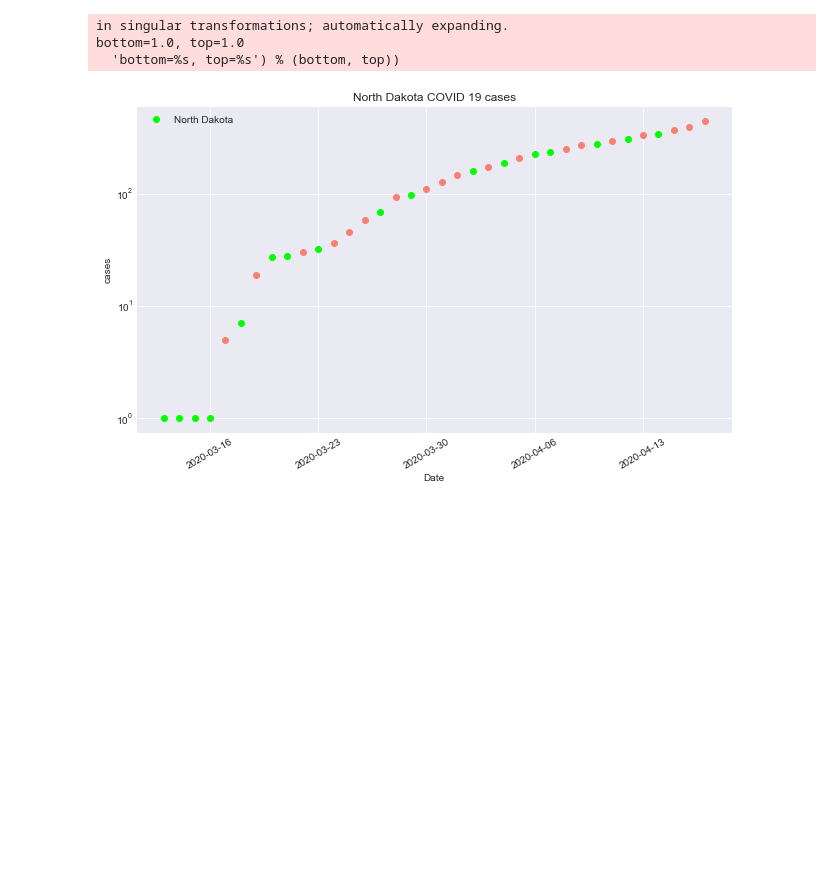
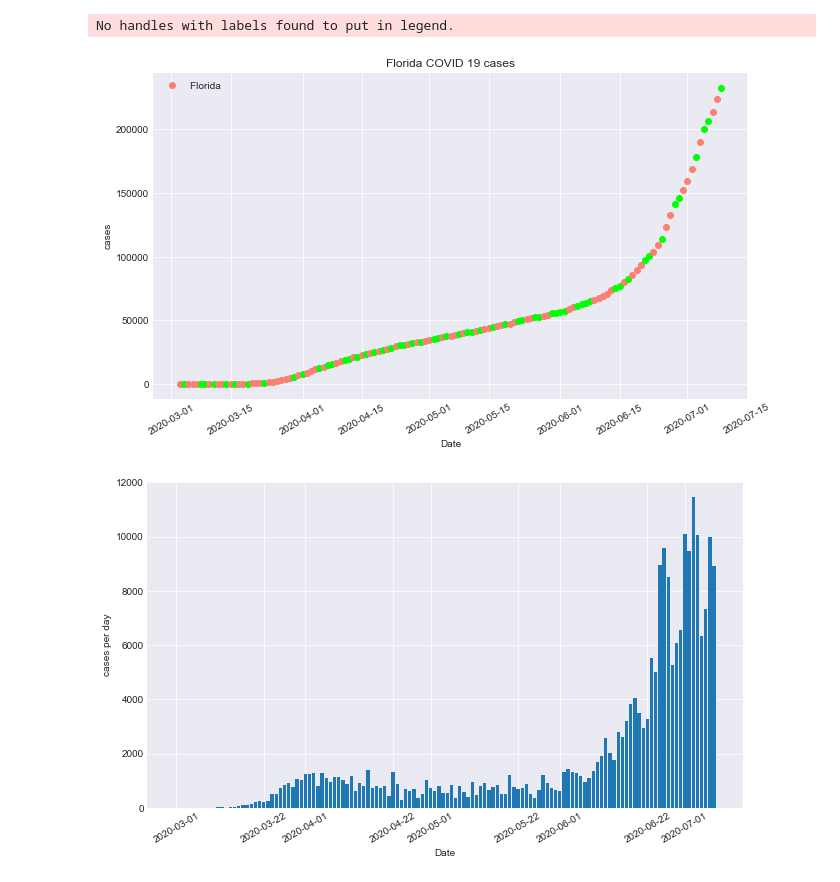
Before and after one commit to aaronknudtson/COVID-19-Python-Plotting, a Jupyter notebook: COVID Plotting.ipynb, the cells around one changed output. Cells and saved outputs as stored; diff of their text form; code cells hidden in the pictures; blank space fills up the shorter version.

Commit message:
added cases/day

```diff
--- a/COVID Plotting.ipynb
+++ b/COVID Plotting.ipynb
@@ -71,10 +71,10 @@ for row in counties:
     # countydict contains one nested dictionary for given statename, then one nested dictionary for given countyname
 # %%
 #################################################EDIT HERE############################################################
-statename = 'North Dakota'  #Change State name to whatever state you're interested in
+statename = 'Florida'  #Change State name to whatever state you're interested in
 countyname = ''             #If you want a specific county, enter inside the ''. If no county, leave as ''
 casesordeaths = 'cases'     #If you want to look at cases, 'cases'. If deaths, 'deaths'
-logscale = True            #If you want to look at a log Y scale and see if the curve is flattening, change to True
+logscale = False            #If you want to look at a log Y scale and see if the curve is flattening, change to True
 lastXdays = 0               #If you want to see a certain from the present to the last X days, change. If not,
                             #leave as 0.
 
@@ -104,34 +104,44 @@ else:
     plt.title(statename+' '+countyname+' County COVID 19 '+casesordeaths)
     dates = countydict.get(statename).get(countyname).get('dates')
     CorD = countydict.get(statename).get(countyname).get(casesordeaths)
     dotcasesordeaths = [ CorD[i+1]-CorD[i] for i in np.arange(len(CorD)-1)]
     ddotcasesordeaths = [ dotcasesordeaths[i+1]-dotcasesordeaths[i] for i in np.arange(len(dotcasesordeaths)-1)]
 
 if lastXdays>0:
     thirtyindex = len(ddotcasesordeaths)-lastXdays
 else:
     thirtyindex = 0
 
 for i in np.arange(len(ddotcasesordeaths)-thirtyindex):
     if ddotcasesordeaths[i+thirtyindex]>0:
         col = 'salmon'
     else:
         col = 'lime'
     if logscale:
         plt.semilogy(dates[i+2+thirtyindex],CorD[i+2+thirtyindex],'o',color=col,label='_nolegend_' if i!=0 else statename+' '+countyname);
 
     else:
         plt.plot(dates[i+2+thirtyindex],CorD[i+2+thirtyindex],'o',color=col,label='_nolegend_' if i!=0 else statename+' '+countyname);
 plt.xlabel('Date')
 if casesordeaths =='cases':
     ylabelname = 'cases'
 elif casesordeaths== 'deaths':
     ylabelname = 'deaths'
 plt.ylabel(ylabelname)
 plt.xticks(rotation=30);
 plt.legend(loc='upper left');
+
+plt.figure(figsize=(10.67,6))
+plt.bar(dates[:-1],dotcasesordeaths)
+plt.xlabel('Date')
+if casesordeaths =='cases':
+    ylabelname = 'cases per day'
+elif casesordeaths== 'deaths':
+    ylabelname = 'deaths per day'
+plt.ylabel(ylabelname)
+plt.xticks(rotation=30);
+plt.legend(loc='upper left');
 # %% [output]
-in singular transformations; automatically expanding.
-bottom=1.0, top=1.0
-  'bottom=%s, top=%s') % (bottom, top))
+No handles with labels found to put in legend.
-[figure, old version]
+[figure, new version]
+[figure, added]
```
